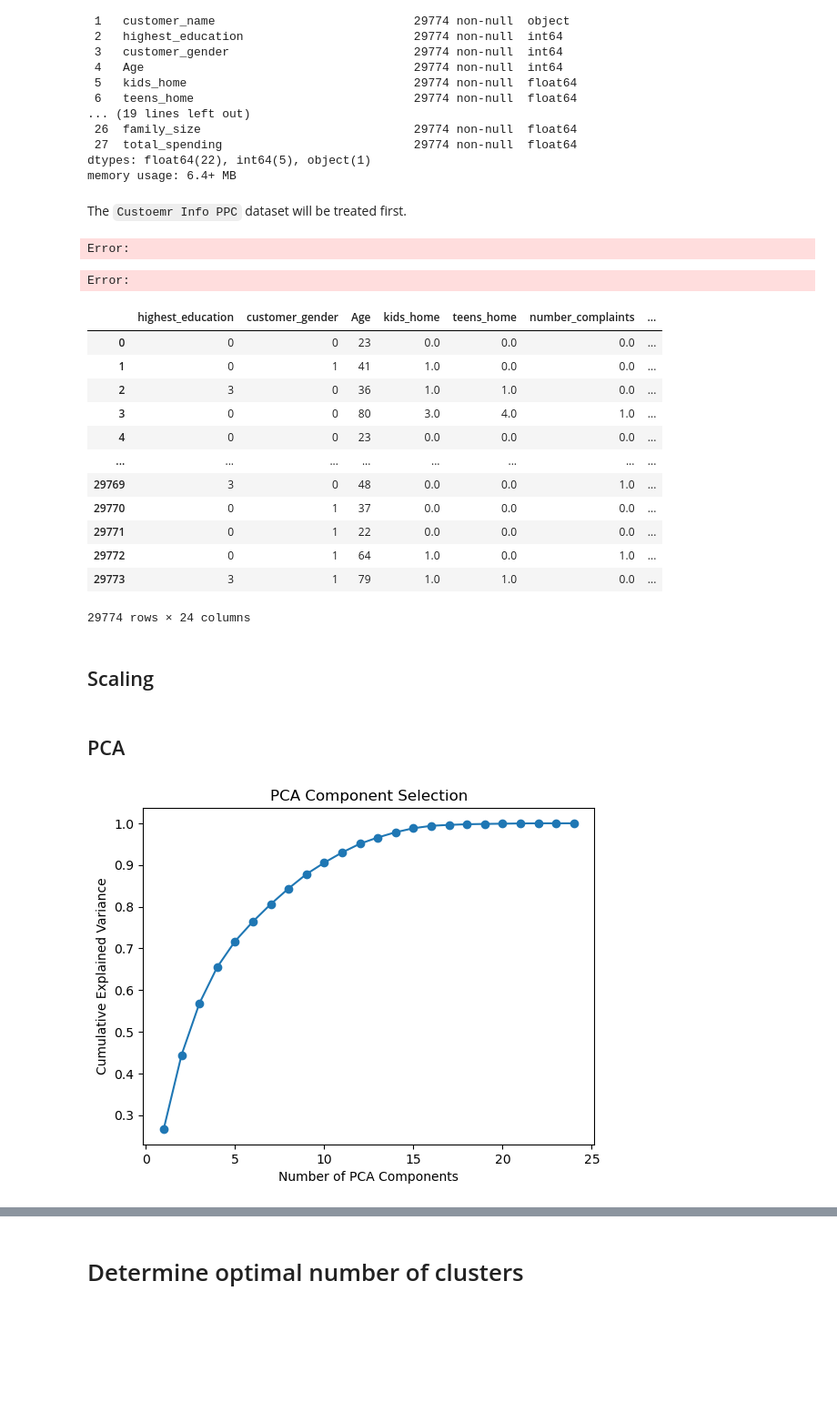
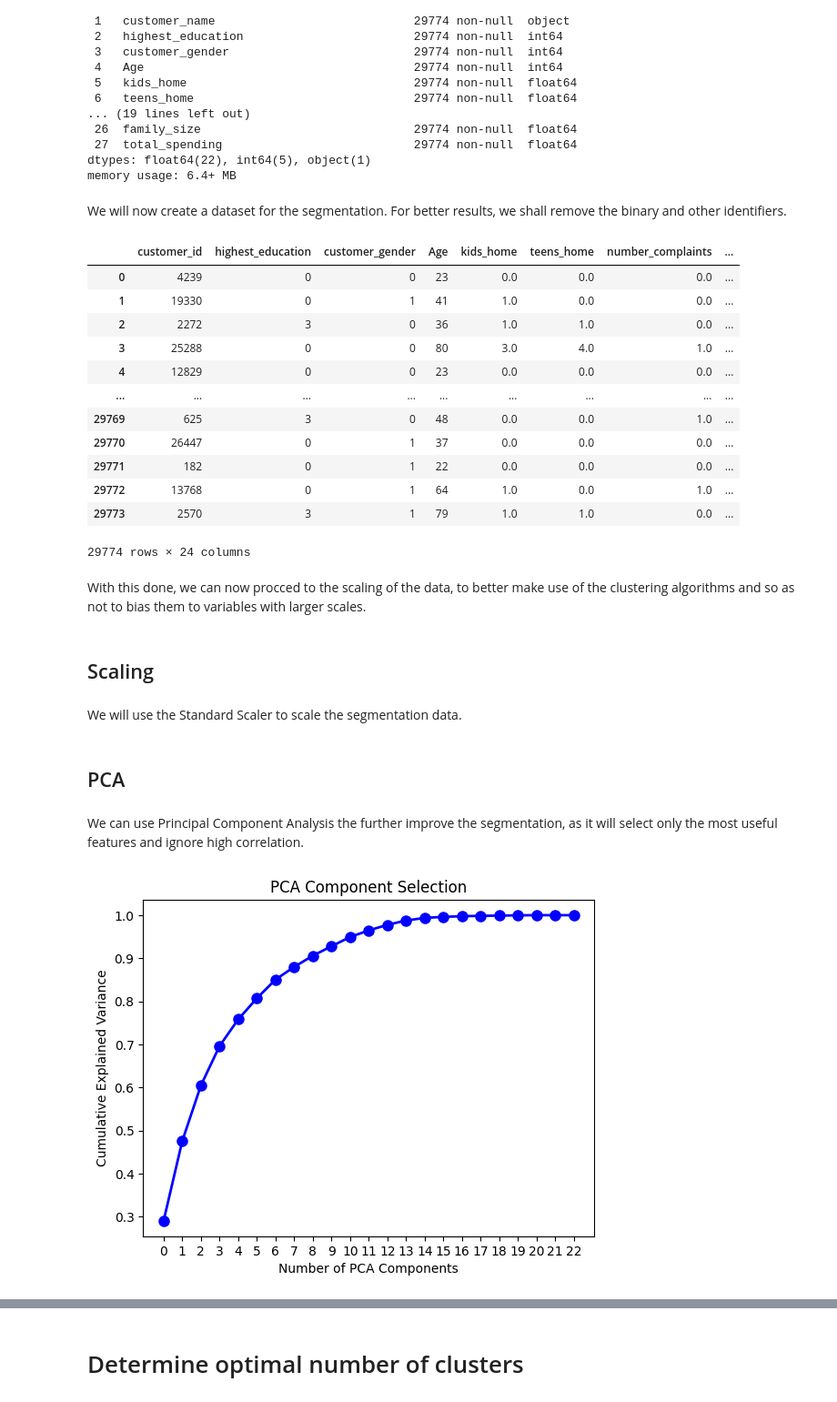
Before and after one commit to MarceloJ18/KeizerKrukis, a Jupyter notebook: CustomerSegmentation.ipynb, the cells around one changed output, grey strips where cells are left out. Shown: that part at 91% size. Cells and saved outputs as stored; diff of their text form; code cells hidden in the pictures; blank space fills up the shorter version.

```diff
--- a/CustomerSegmentation.ipynb
+++ b/CustomerSegmentation.ipynb
@@ -31,13 +30,13 @@ In this step, we will prepare the data for clustering.<br>
 The importation of the data will be followed by the removal of unecessary columns for this part.
 # %%
 # Dataset Importation
-path = '/Users/marcelojunior/Documents/Nova IMS - Lisboa (2021 - 2024)/4º Semestre/Machine Learning II.nosync/KeizerKrukis/Project Data/'
+#path = '/Users/marcelojunior/Documents/Nova IMS - Lisboa (2021 - 2024)/4º Semestre/Machine Learning II.nosync/KeizerKrukis/Project Data/'
 
 # Customer Info Preprocessed
-customer_info_ppc = pd.read_csv(path + "Customer Info PPC.csv")
+customer_info_ppc = pd.read_csv("Customer Info PPC.csv")
 
 # Customer Basket Preprocessed
-customer_basket_ppc = pd.read_csv(path + "Customer Basket PPC.csv")
+#customer_basket_ppc = pd.read_csv("Customer Basket PPC.csv")
 # %%
 customer_info_ppc.info()
 # %% [output]
@@ -58,12 +57,16 @@ Data columns (total 28 columns):
  27  total_spending                           29774 non-null  float64
 dtypes: float64(22), int64(5), object(1)
 memory usage: 6.4+ MB
-# %% [markdown]
-The `Custoemr Info PPC` dataset will be treated first.
+# %% [markdown]
+We will now create a dataset for the segmentation. For better results, we shall remove the binary and other identifiers.
 # %%
-customer_info_ppc.columns
 # Loyalty_card_number is useless for this part.
 # As per advice, binary variables will be dropped for the segmentation, but will be analysed a posteriori
 # strings, such as customer_name should always be dropped and customer_id, as its values do not represent anything
 
-customer_info_seg = customer_info_ppc.drop(['loyalty_card_number', 'has_loyalty_card', 'customer_name', 'customer_id'], axis = 1)
+#customer_info_seg = customer_info_ppc.drop(['loyalty_card_number', 'has_loyalty_card', 'customer_name',
+#                                            'customer_id', 'customer_gender',
+#                                            'latitude', 'longitude'], axis = 1)
+
+customer_info_seg = customer_info_ppc.drop(['loyalty_card_number', 'customer_name', 'customer_id',
+                                            'latitude', 'longitude'], axis = 1)
@@ -72,47 +73,51 @@ test = customer_info_seg.iloc[:1000,:10]
-# %%
-model = KMeans(n_clusters=4, random_state=0)
-fit_model = model.fit(test)
-# %% [output]
-Error:
-Error:
 # %%
 customer_info_seg
 # %% [output]
-|  | highest_education | customer_gender | Age | kids_home | teens_home | number_complaints | ... |
-| 0 | 0 | 0 | 23 | 0.0 | 0.0 | 0.0 | ... |
-| 1 | 0 | 1 | 41 | 1.0 | 0.0 | 0.0 | ... |
-| 2 | 3 | 0 | 36 | 1.0 | 1.0 | 0.0 | ... |
-| 3 | 0 | 0 | 80 | 3.0 | 4.0 | 1.0 | ... |
-| 4 | 0 | 0 | 23 | 0.0 | 0.0 | 0.0 | ... |
-| ... | ... | ... | ... | ... | ... | ... | ... |
-| 29769 | 3 | 0 | 48 | 0.0 | 0.0 | 1.0 | ... |
-| 29770 | 0 | 1 | 37 | 0.0 | 0.0 | 0.0 | ... |
-| 29771 | 0 | 1 | 22 | 0.0 | 0.0 | 0.0 | ... |
-| 29772 | 0 | 1 | 64 | 1.0 | 0.0 | 1.0 | ... |
-| 29773 | 3 | 1 | 79 | 1.0 | 1.0 | 0.0 | ... |
+|  | customer_id | highest_education | customer_gender | Age | kids_home | teens_home | number_complaints | ... |
+| 0 | 4239 | 0 | 0 | 23 | 0.0 | 0.0 | 0.0 | ... |
+| 1 | 19330 | 0 | 1 | 41 | 1.0 | 0.0 | 0.0 | ... |
+| 2 | 2272 | 3 | 0 | 36 | 1.0 | 1.0 | 0.0 | ... |
+| 3 | 25288 | 0 | 0 | 80 | 3.0 | 4.0 | 1.0 | ... |
+| 4 | 12829 | 0 | 0 | 23 | 0.0 | 0.0 | 0.0 | ... |
+| ... | ... | ... | ... | ... | ... | ... | ... | ... |
+| 29769 | 625 | 3 | 0 | 48 | 0.0 | 0.0 | 1.0 | ... |
+| 29770 | 26447 | 0 | 1 | 37 | 0.0 | 0.0 | 0.0 | ... |
+| 29771 | 182 | 0 | 1 | 22 | 0.0 | 0.0 | 0.0 | ... |
+| 29772 | 13768 | 0 | 1 | 64 | 1.0 | 0.0 | 1.0 | ... |
+| 29773 | 2570 | 3 | 1 | 79 | 1.0 | 1.0 | 0.0 | ... |
 29774 rows × 24 columns
+# %% [markdown]
+With this done, we can now procced to the scaling of the data, to better make use of the clustering algorithms and so as not to bias them to variables with larger scales.
 # %% [markdown]
 ## Scaling
+# %% [markdown]
+We will use the Standard Scaler to scale the segmentation data.
 # %%
 # Scale the data with Standard Scaler
 scaler = StandardScaler()
 X_scaled = scaler.fit_transform(customer_info_seg)
 # %% [markdown]
 ## PCA
+# %% [markdown]
+We can use Principal Component Analysis the further improve the segmentation, as it will select only the most useful features and ignore high correlation.
 # %%
-# Find the optimal number of components for PCA
-pca_range = range(1, len(X_scaled[0]) + 1)
-pca_scores = []
+pca = PCA()
 
-for n_components in pca_range:
-    pca = PCA(n_components=n_components)
-    pca.fit(X_scaled)
-    pca_scores.append(sum(pca.explained_variance_ratio_))
+pca_all = pca.fit(X_scaled)
 
-plt.plot(pca_range, pca_scores, 'o-')
+components = pca_all.transform(X_scaled)
+
+plt.plot(
+    pca_all.explained_variance_ratio_.cumsum(),
+    '-o',
+    markersize=8,
+    color='blue',
+    linewidth=2,
+)
 plt.xlabel('Number of PCA Components')
 plt.ylabel('Cumulative Explained Variance')
 plt.title('PCA Component Selection')
+plt.xticks(range(len(pca_all.explained_variance_ratio_)))
 plt.show()
 # %% [output]
-[figure, old version]
+[figure, new version]
```
Also changed, not shown: parts of 37 cells of this notebook, 1 other file.
